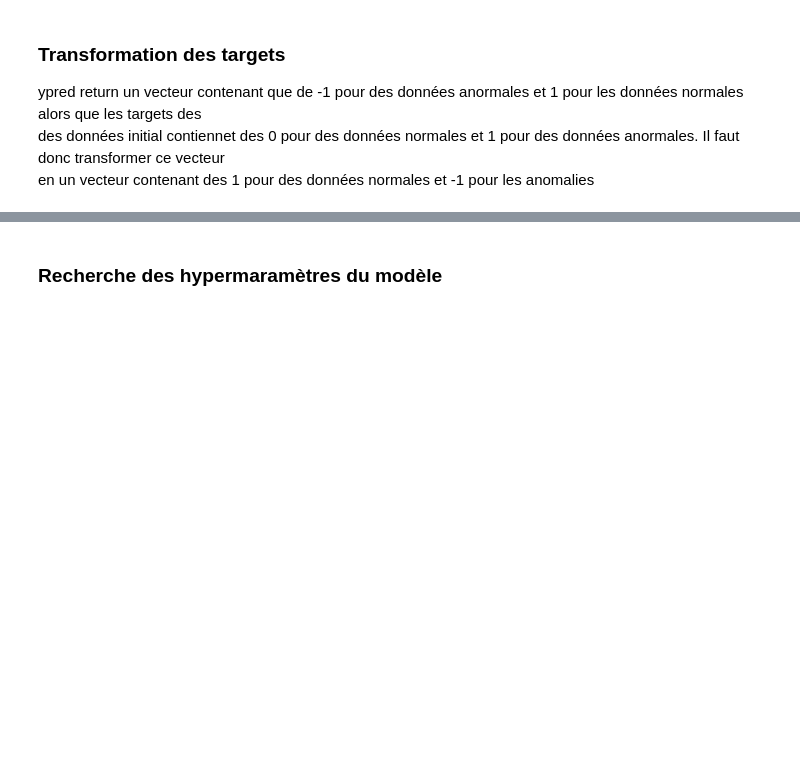
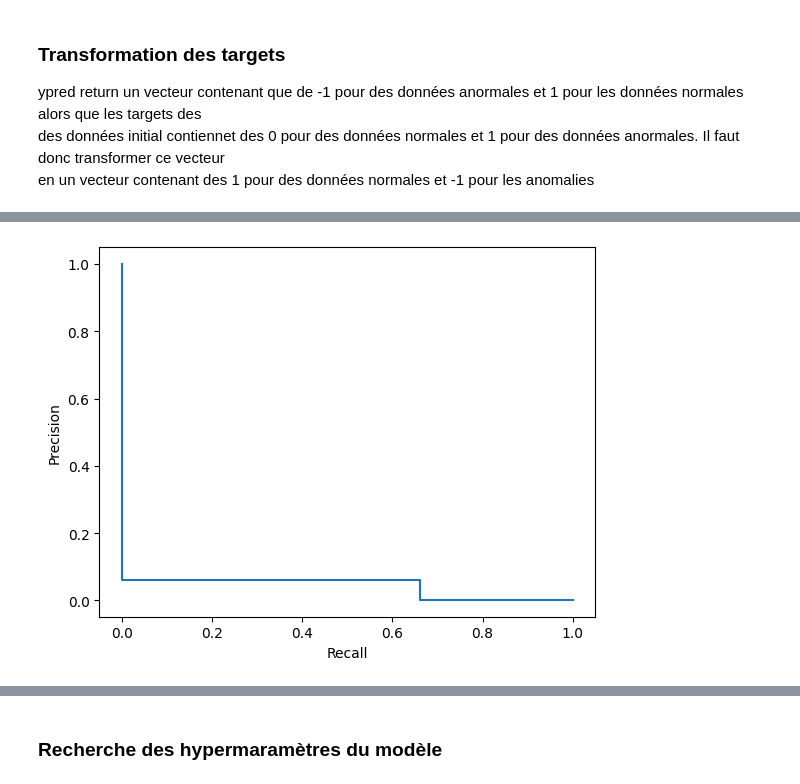
Before and after one commit to dahsie/anomalie_detection, a Jupyter notebook: src/isolation_forest.ipynb, the cells around one changed output, grey strips where cells are left out. Cells and saved outputs as stored; diff of their text form; code cells hidden in the pictures; blank space fills up the shorter version.

```diff
--- a/src/isolation_forest.ipynb
+++ b/src/isolation_forest.ipynb
@@ -41,7 +69,7 @@ xtrain,xtest,ytrain,ytest=train_test_split(data,target,test_size=0.15,random_sta
 # %% [markdown]
 ### Définition du modèle
 # %%
-model=IsolationForest(contamination=0.17,bootstrap=False,n_estimators=500,n_jobs=-1,verbose=1)
+model=IsolationForest(contamination=0.017,bootstrap=False,n_estimators=500,n_jobs=-1,verbose=1)
 # %% [markdown]
 ### Entraînement du modèle
 # %%
@@ -80,0 +144,9 @@ print(confusion)
+# %%
+def precision_recall_display(ytest, ypred):
+    precision, recall, _ = precision_recall_curve(ytest, ypred)
+    PrecisionRecallDisplay(precision=precision, recall=recall).plot()
+    plt.show()
+
+precision_recall_display(ytest, ypred)
+# %% [output]
+[figure, added]
```
Also changed, not shown: parts of 25 cells of this notebook, 1 other file.
